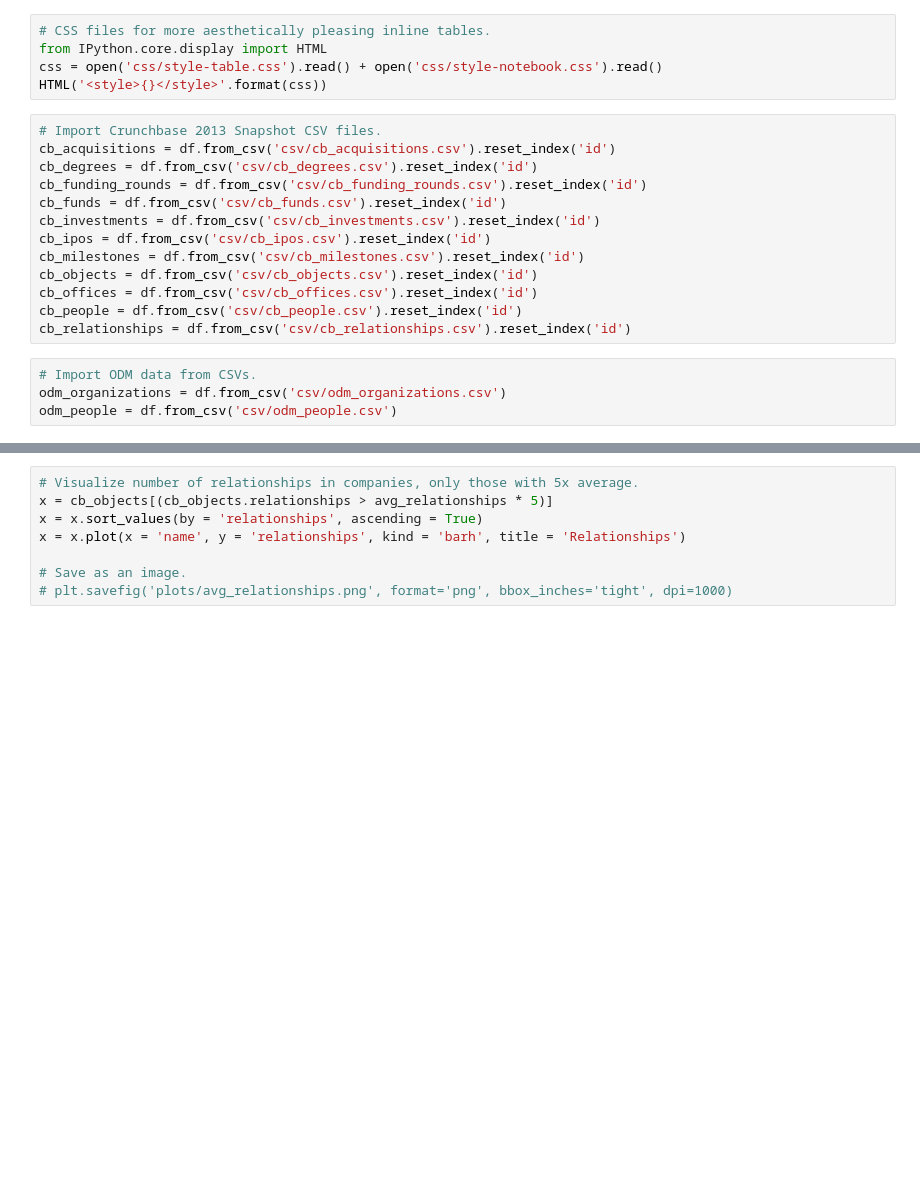
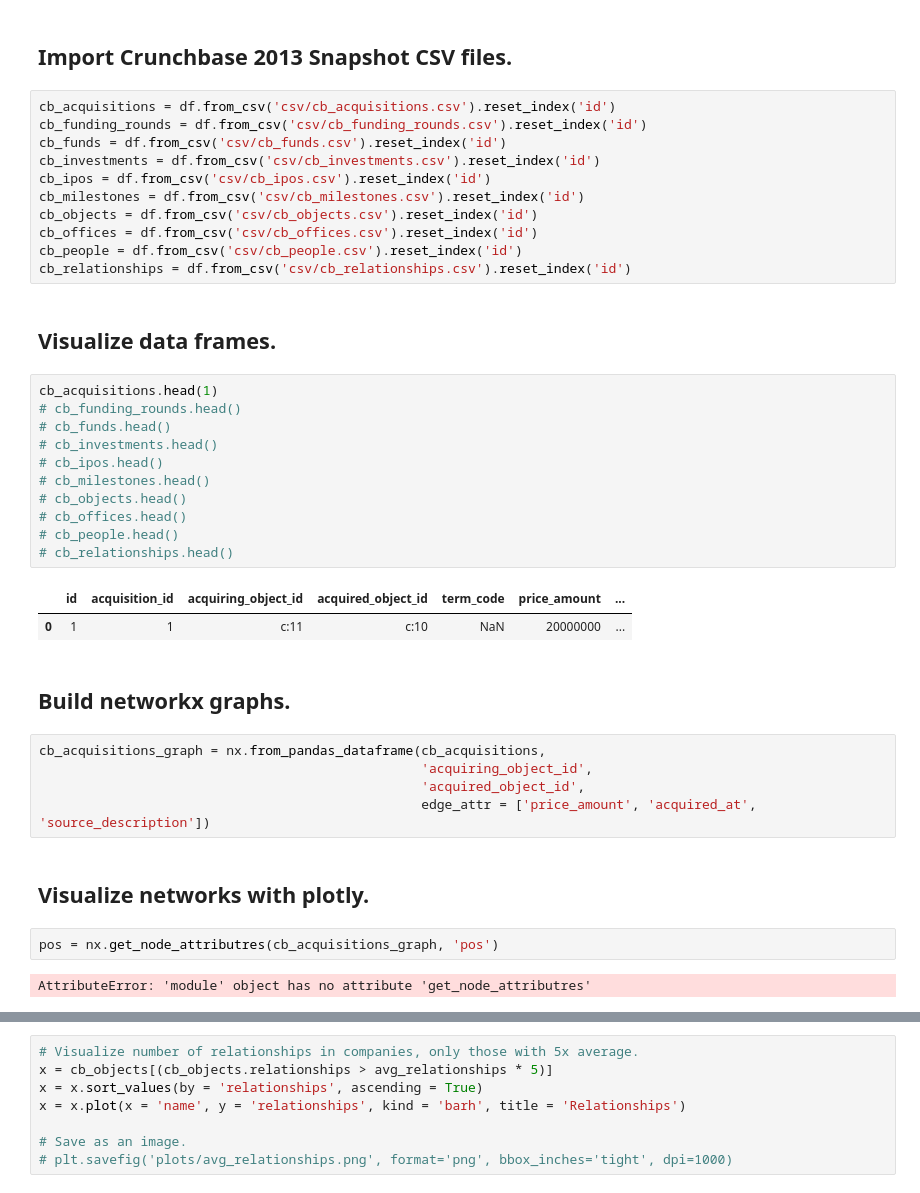
Before and after one commit to mattlevan/PredictingSuccess, a Jupyter notebook: PredictingSuccess.ipynb, the cells around one changed output, grey strips where cells are left out. Saved outputs shown, nothing was run; the diff lists cells and outputs as text; blank space fills up the shorter version.

Commit message:
Started using networkx and plotly

```diff
--- a/PredictingSuccess.ipynb
+++ b/PredictingSuccess.ipynb
@@ -12,12 +19,7 @@ style.use('fivethirtyeight')
-# %%
-# CSS files for more aesthetically pleasing inline tables.
-from IPython.core.display import HTML
-css = open('css/style-table.css').read() + open('css/style-notebook.css').read()
-HTML('<style>{}</style>'.format(css))
+# %% [markdown]
+## Import Crunchbase 2013 Snapshot CSV files.
 # %%
-# Import Crunchbase 2013 Snapshot CSV files.
 cb_acquisitions = df.from_csv('csv/cb_acquisitions.csv').reset_index('id')
-cb_degrees = df.from_csv('csv/cb_degrees.csv').reset_index('id')
 cb_funding_rounds = df.from_csv('csv/cb_funding_rounds.csv').reset_index('id')
 cb_funds = df.from_csv('csv/cb_funds.csv').reset_index('id')
 cb_investments = df.from_csv('csv/cb_investments.csv').reset_index('id')
@@ -27,8 +29,33 @@ cb_objects = df.from_csv('csv/cb_objects.csv').reset_index('id')
 cb_offices = df.from_csv('csv/cb_offices.csv').reset_index('id')
 cb_people = df.from_csv('csv/cb_people.csv').reset_index('id')
 cb_relationships = df.from_csv('csv/cb_relationships.csv').reset_index('id')
-# %%
-# Import ODM data from CSVs.
-odm_organizations = df.from_csv('csv/odm_organizations.csv')
-odm_people = df.from_csv('csv/odm_people.csv')
+# %% [markdown]
+## Visualize data frames.
+# %%
+cb_acquisitions.head(1)
+# cb_funding_rounds.head()
+# cb_funds.head()
+# cb_investments.head()
+# cb_ipos.head()
+# cb_milestones.head()
+# cb_objects.head()
+# cb_offices.head()
+# cb_people.head()
+# cb_relationships.head()
+# %% [output]
+|  | id | acquisition_id | acquiring_object_id | acquired_object_id | term_code | price_amount | ... |
+| 0 | 1 | 1 | c:11 | c:10 | NaN | 20000000 | ... |
+# %% [markdown]
+## Build networkx graphs.
+# %%
+cb_acquisitions_graph = nx.from_pandas_dataframe(cb_acquisitions,
+                                                 'acquiring_object_id',
+                                                 'acquired_object_id',
+                                                 edge_attr = ['price_amount', 'acquired_at', 'source_description'])
+# %% [markdown]
+## Visualize networks with plotly.
+# %%
+pos = nx.get_node_attributres(cb_acquisitions_graph, 'pos')
+# %% [output]
+AttributeError: 'module' object has no attribute 'get_node_attributres'
 # %%
```
Also changed, not shown: parts of 4 cells of this notebook.
